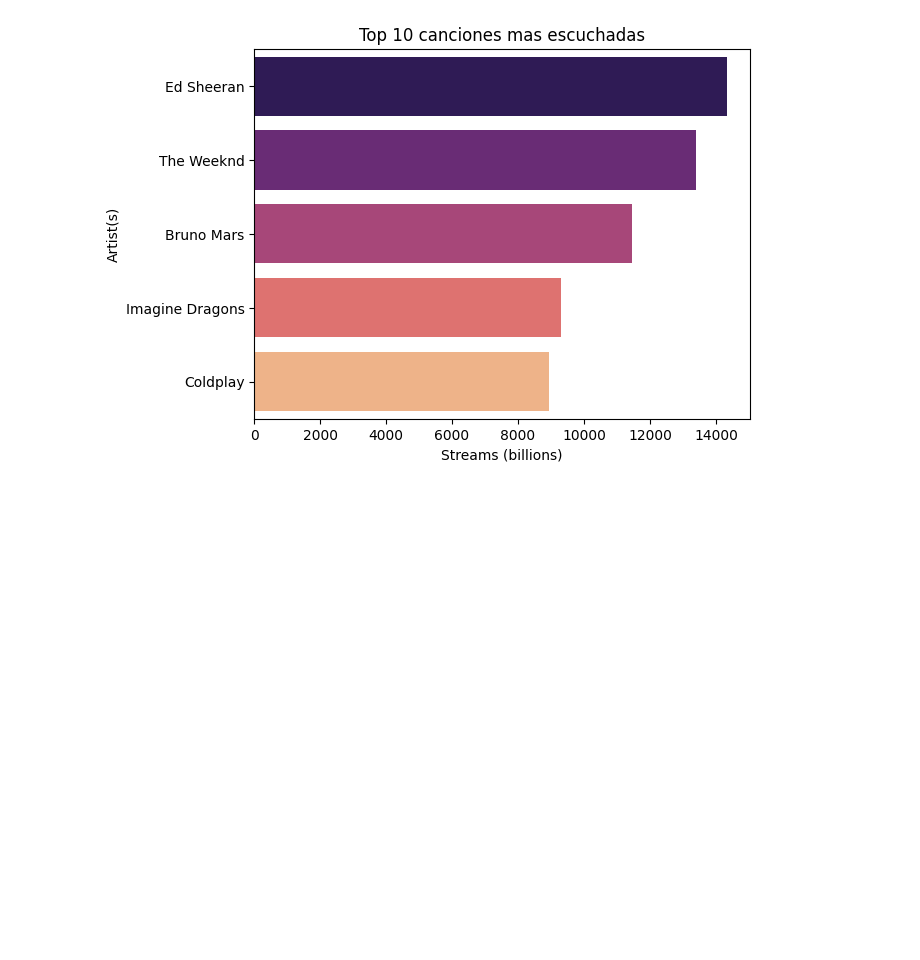
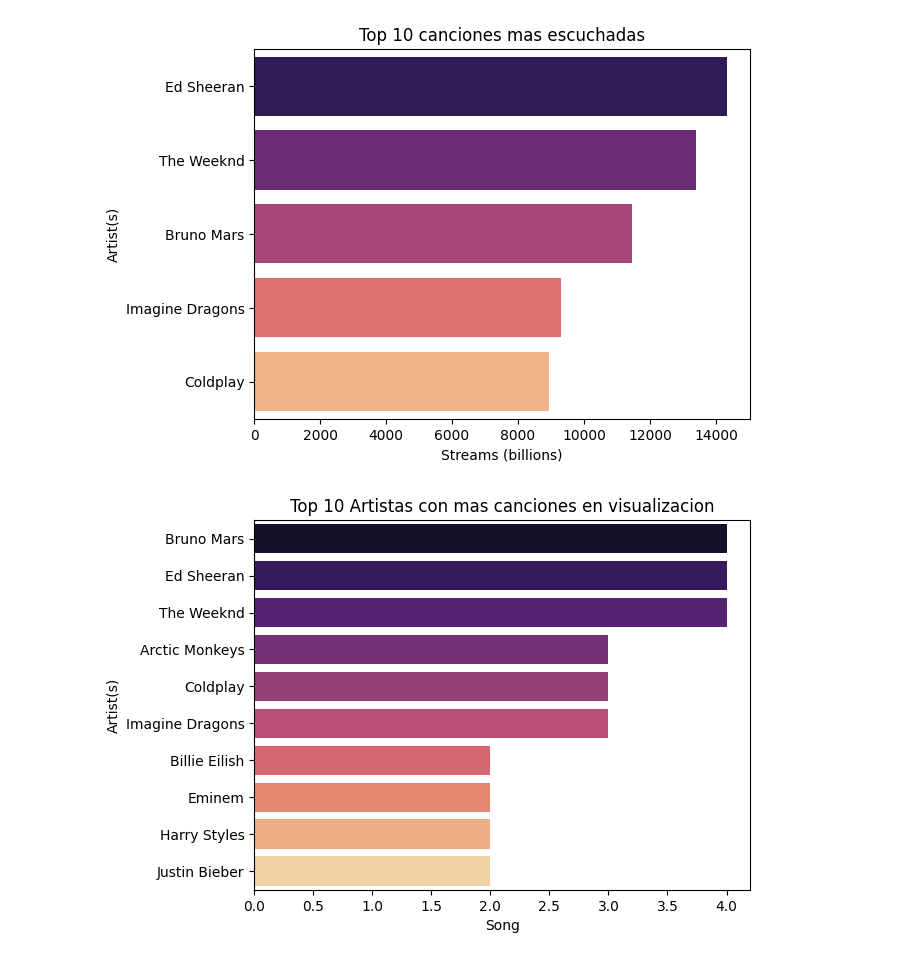
Before and after one commit to Jovegom/web-scraping-project-tutorial, a Jupyter notebook: src/explore.es.ipynb, the cells around one changed output. Saved outputs shown, nothing was run; the diff lists cells and outputs as text; code cells hidden in the pictures; blank space fills up the shorter version.

```diff
--- a/src/explore.es.ipynb
+++ b/src/explore.es.ipynb
@@ -100,3 +100,11 @@ plt.title("Top 10 canciones mas escuchadas")
 plt.show()
 # %% [output]
 [figure]
+# %%
+artistas_con_mas_canciones=tabla.groupby("Artist(s)",as_index=False)["Song"].count()
+top3_artistas_con_mas_canciones=artistas_con_mas_canciones.nlargest(10,"Song")
+sns.barplot(data=top3_artistas_con_mas_canciones,x="Song",y="Artist(s)",hue="Artist(s)",palette="magma", legend=False)
+plt.title("Top 10 Artistas con mas canciones en visualizacion")
+plt.show()
+# %% [output]
+[figure, added]
```
Also changed, not shown: parts of 1 cell of this notebook.
